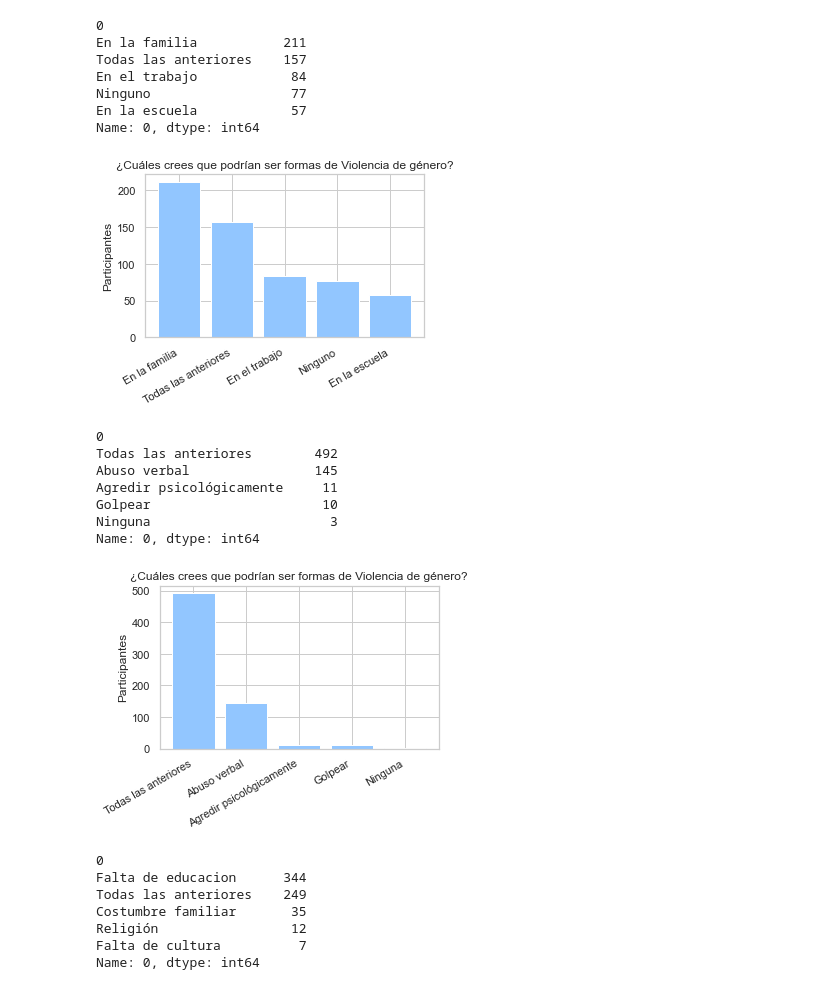
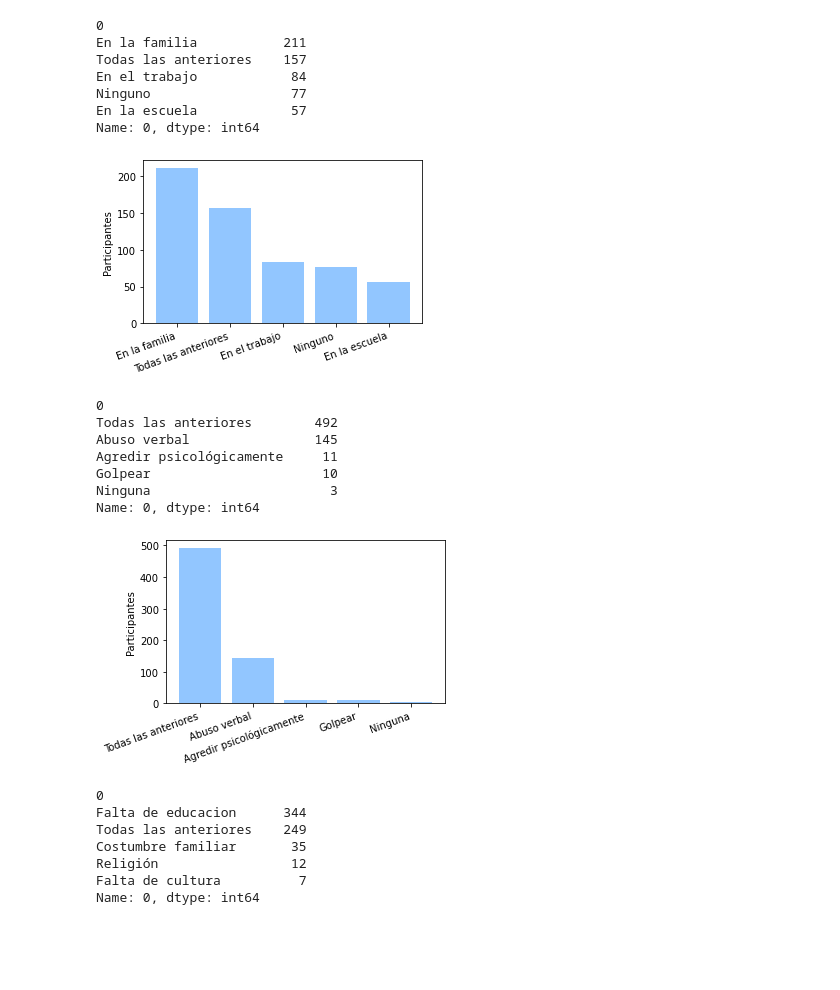
Before and after one commit to Oswaldoivann/Violencia-de-Genero, a Jupyter notebook: Violencia Genero.ipynb, the cells around one changed output. Drawn from its saved outputs; the diff is of its cells as text; code cells hidden in the pictures; blank space fills up the shorter version.

```diff
--- a/Violencia Genero.ipynb
+++ b/Violencia Genero.ipynb
@@ -235,13 +240,14 @@ fig, axs = plt.subplots(figsize=(5, 3))
 plt.bar(ask_4.index, ask_4.values,)
 
 #Orientacion de etiquetas del eje x
-plt.xticks(rotation=30, ha='right')
-plt.title('¿Cuáles crees que podrían ser formas de Violencia de género?', fontsize=12)
+plt.xticks(rotation=20, ha='right')
+#plt.title('¿Donde has presenciado violencia de género?', fontsize=12)
 plt.ylabel("Participantes")
 plt.style.use('seaborn-pastel')
-plt.show()
+#plt.show()
+plt.savefig('ask4.jpg', dpi=300, bbox_inches='tight')
 # %% [output]
-[figure, old version]
+[figure, new version]
 # %%
 ask_5 = df['¿Cuáles crees que podrían ser formas de Violencia de género?'].str.split(',', expand=True)
 ask_5 = ask_5.groupby([0])[0].count().sort_values(ascending=False).head()
@@ -257,15 +263,16 @@ Name: 0, dtype: int64
 # %%
 fig, axs = plt.subplots(figsize=(5, 3))
 plt.bar(ask_5.index, ask_5.values,)
 
 #Orientacion de etiquetas del eje x
-plt.xticks(rotation=30, ha='right')
-plt.title('¿Cuáles crees que podrían ser formas de Violencia de género?', fontsize=12)
+plt.xticks(rotation=20, ha='right')
+#plt.title('¿Cuáles crees que podrían ser formas de Violencia de género?', fontsize=12)
 plt.ylabel("Participantes")
 plt.style.use('seaborn-pastel')
-plt.show()
+#plt.show()
+plt.savefig('ask5.jpg', dpi=300, bbox_inches='tight')
 # %% [output]
-[figure, old version]
+[figure, new version]
 # %%
 ask_6 = df['¿Por qué motivo crees que se dé la violencia de género?'].str.split(',', expand=True)
 ask_6 = ask_6.groupby([0])[0].count().sort_values(ascending=False).head()
```
Also changed, not shown: parts of 11 cells of this notebook.
